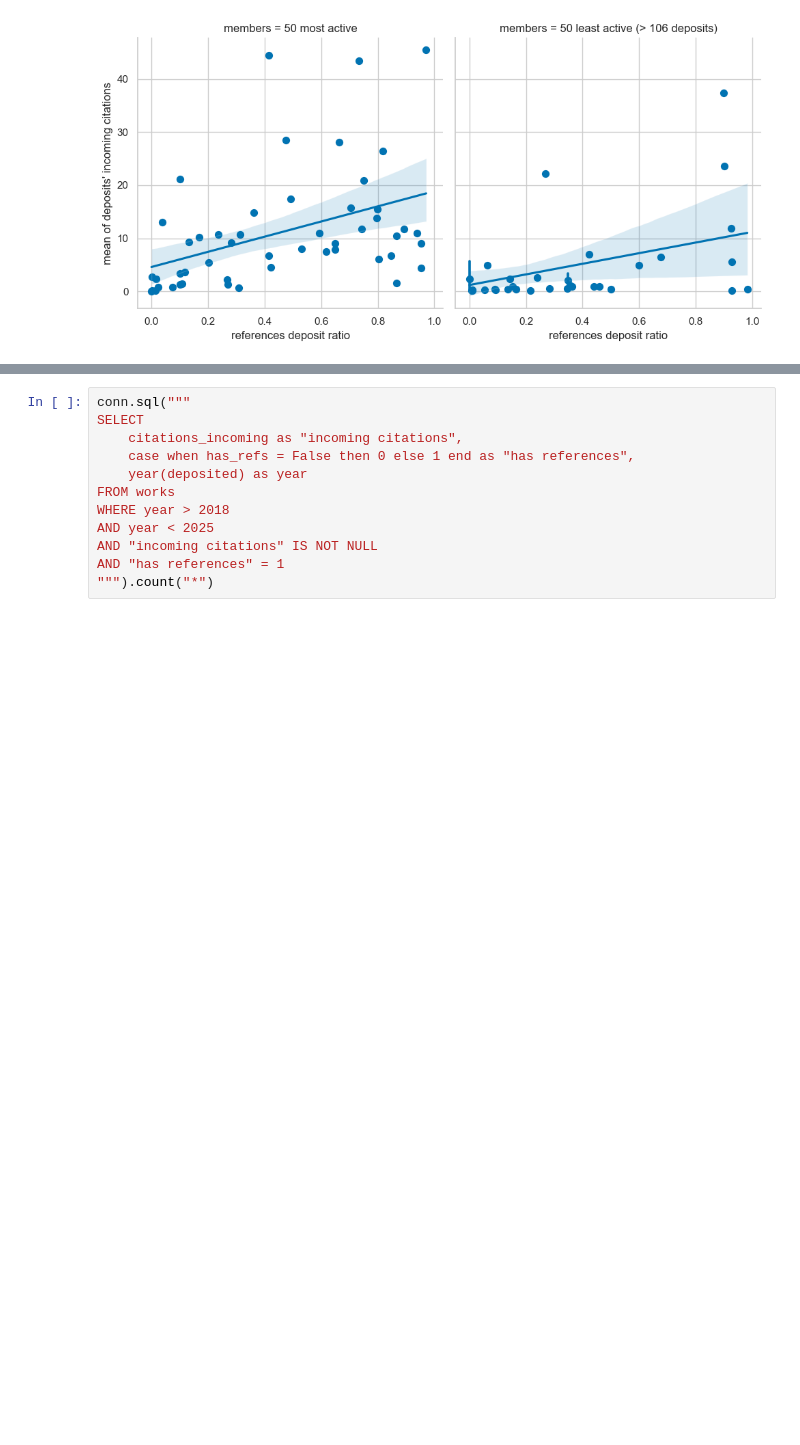
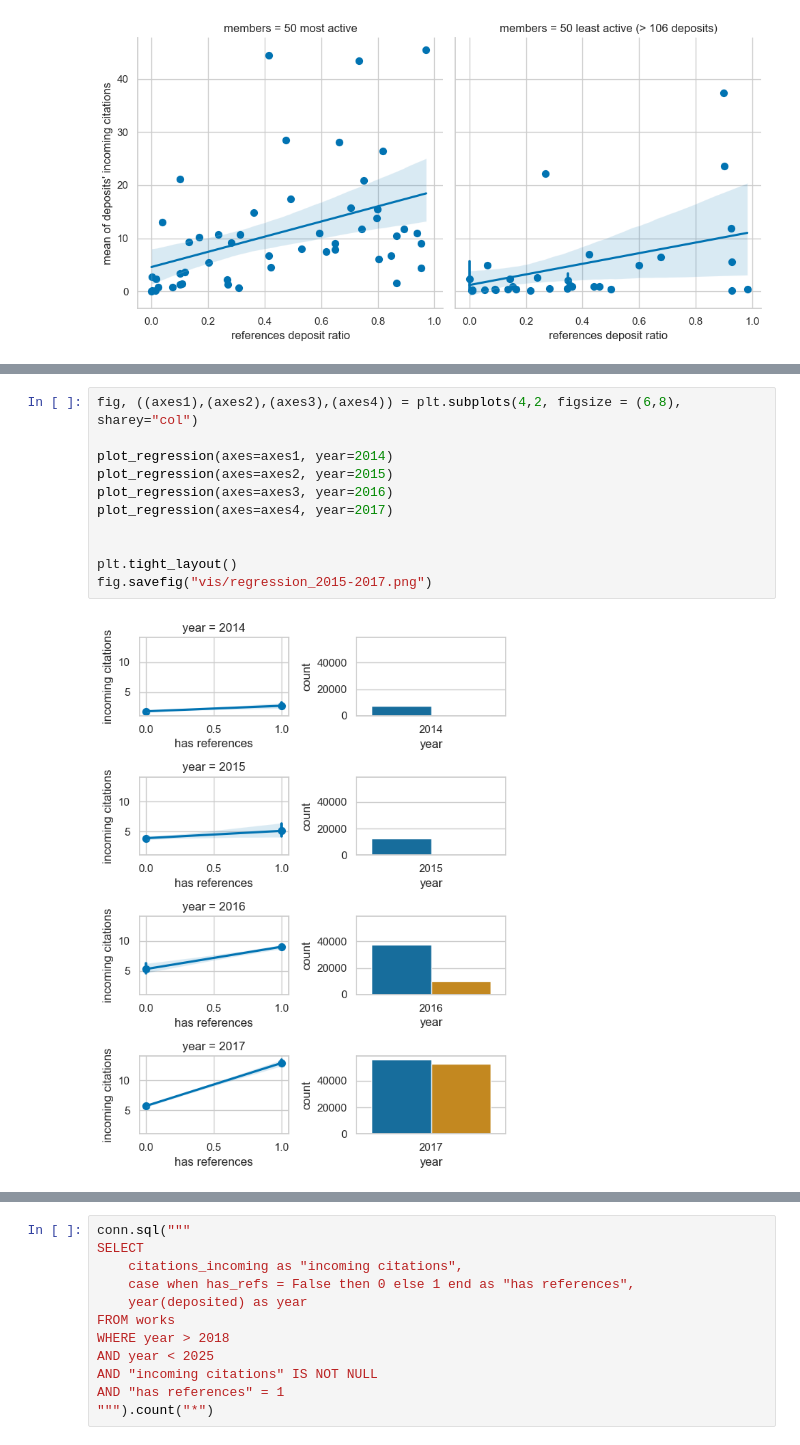
Before and after one commit to kat-kel/jubilant-barnacle, a Jupyter notebook: notebook.ipynb, the cells around one changed output, grey strips where cells are left out. Drawn from its saved outputs; the diff is of its cells as text; blank space fills up the shorter version.

```diff
--- a/notebook.ipynb
+++ b/notebook.ipynb
@@ -401,0 +475,13 @@ plt.tight_layout()
+# %%
+fig, ((axes1),(axes2),(axes3),(axes4)) = plt.subplots(4,2, figsize = (6,8), sharey="col")
+
+plot_regression(axes=axes1, year=2014)
+plot_regression(axes=axes2, year=2015)
+plot_regression(axes=axes3, year=2016)
+plot_regression(axes=axes4, year=2017)
+
+
+plt.tight_layout()
+fig.savefig("vis/regression_2015-2017.png")
+# %% [output]
+[figure, added]
```
Also changed, not shown: parts of 8 cells of this notebook, 7 other files.
